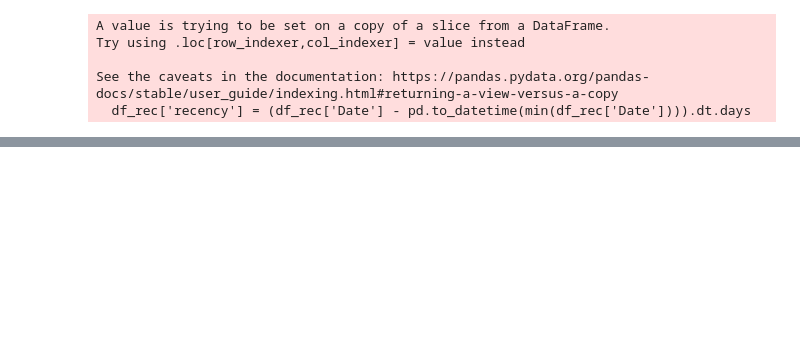
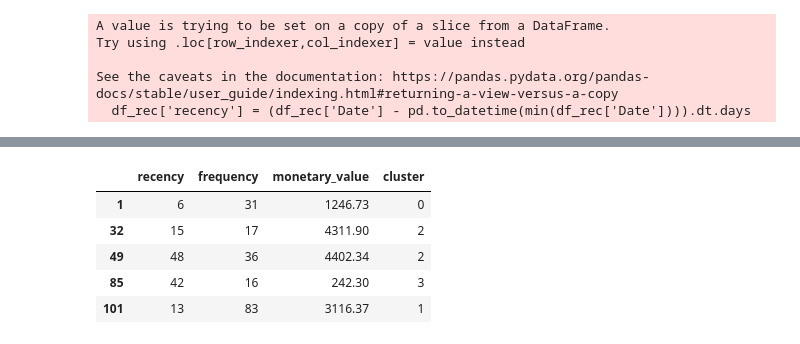
Before and after one commit to guilhermelaviola/CustomerSegmentationModel, a Jupyter notebook: CustomerChurnPredictionModel.ipynb, the cells around one changed output, grey strips where cells are left out. Saved outputs shown, nothing was run; the diff lists cells and outputs as text; code cells hidden in the pictures; blank space fills up the shorter version.

```diff
--- a/CustomerChurnPredictionModel.ipynb
+++ b/CustomerChurnPredictionModel.ipynb
@@ -169,0 +214,19 @@ scaled_features.head()
+# %%
+# Segmentation Model Interpretation and Visualization
+
+# Now that the segmentation model is built, we gotta assign the clusters
+# to each customer in the dataset
+
+pred = kmeans.predict(scaled_features)
+frame = pd.DataFrame(new_df)
+frame['cluster'] = pred
+
+# Displaying the dataframe that we just created
+frame.head()
+# %% [output]
+|  | recency | frequency | monetary_value | cluster |
+| 1 | 6 | 31 | 1246.73 | 0 |
+| 32 | 15 | 17 | 4311.90 | 2 |
+| 49 | 48 | 36 | 4402.34 | 2 |
+| 85 | 42 | 16 | 242.30 | 3 |
+| 101 | 13 | 83 | 3116.37 | 1 |
```
Also changed, not shown: parts of 10 cells of this notebook.
